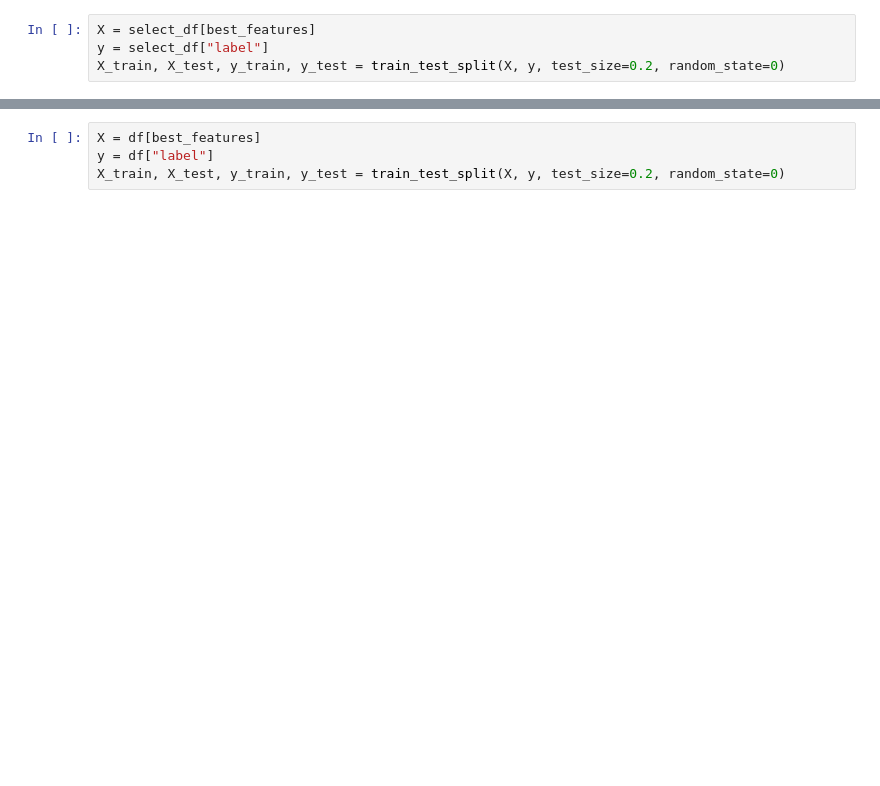
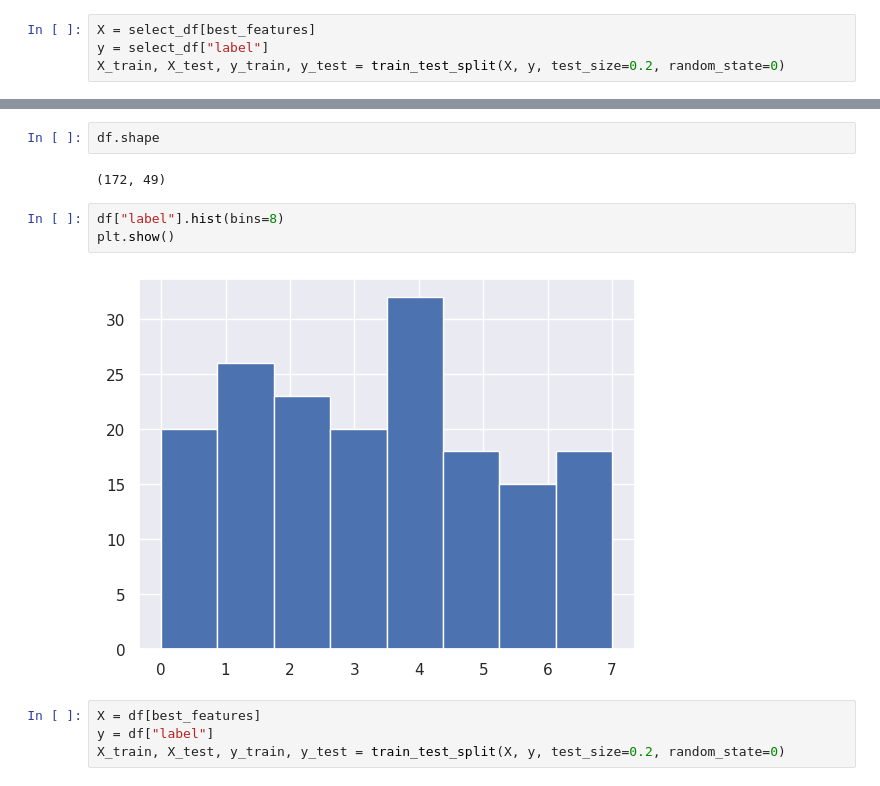
Before and after one commit to NeZorinEgor/FlagsUCI-MLR, a Jupyter notebook: flags.ipynb, the cells around one changed output, grey strips where cells are left out. Cells and saved outputs as stored; diff of their text form; blank space fills up the shorter version.

```diff
--- a/flags.ipynb
+++ b/flags.ipynb
@@ -351,3 +356,12 @@ plt.show()
+# %%
+df.shape
+# %% [output]
+(172, 49)
+# %%
+df["label"].hist(bins=8)
+plt.show()
+# %% [output]
+[figure, added]
 # %%
 X = df[best_features]
 y = df["label"]
```
Also changed, not shown: parts of 21 cells of this notebook.
